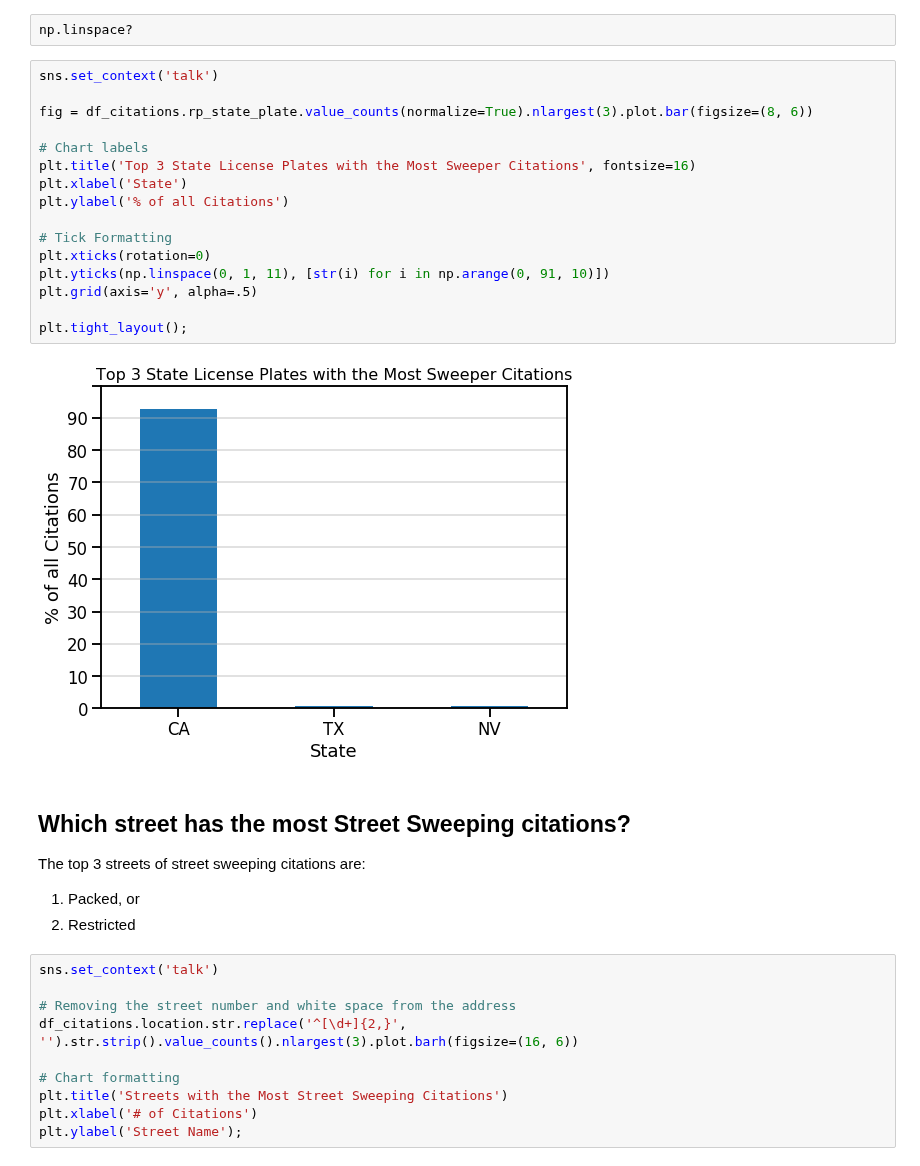
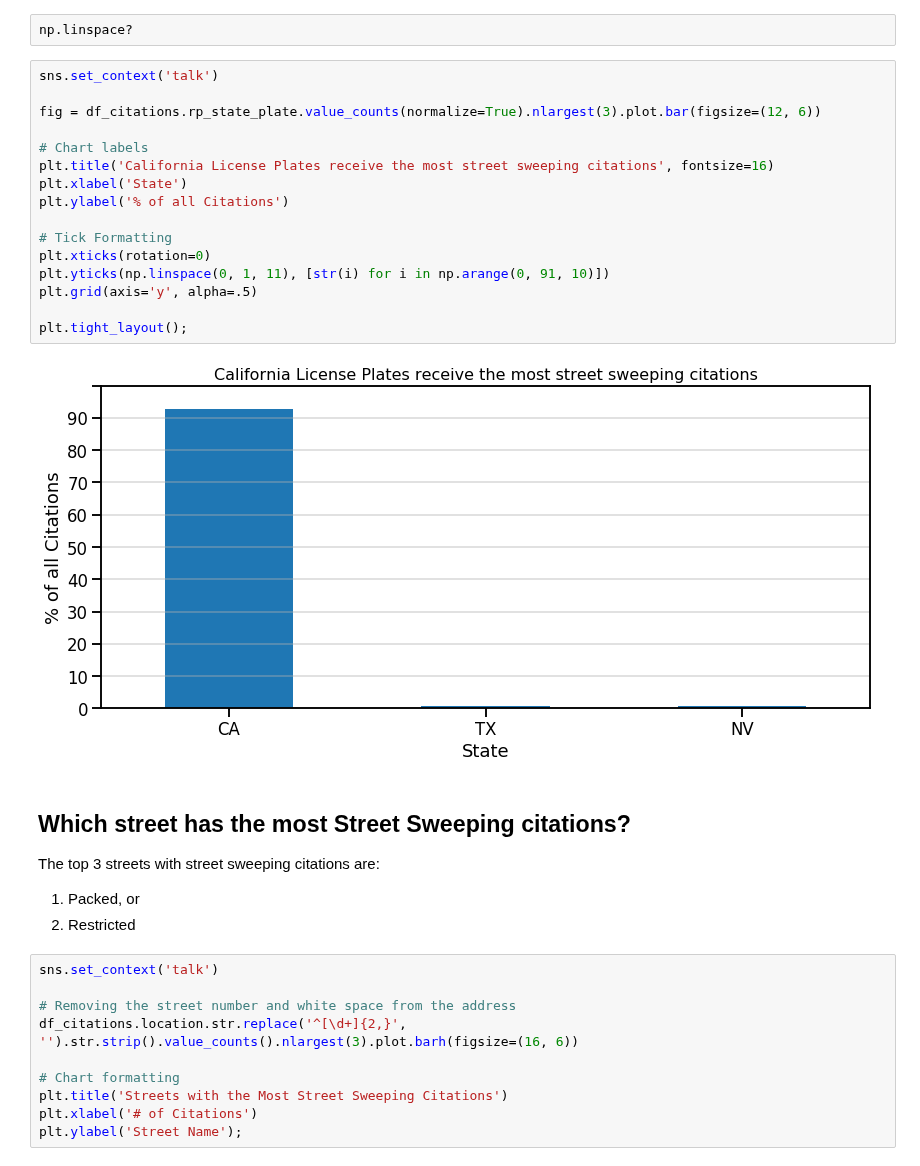
Before and after one commit to Promeos/LADOT-COVID19-enforcement, a Jupyter notebook: MVP.ipynb, the cells around one changed output. Cells and saved outputs as stored; diff of their text form.

Commit message:
Update sentences and graphs

```diff
--- a/MVP.ipynb
+++ b/MVP.ipynb
@@ -261,24 +261,24 @@ np.linspace?
 # %%
 sns.set_context('talk')
 
-fig = df_citations.rp_state_plate.value_counts(normalize=True).nlargest(3).plot.bar(figsize=(8, 6))
+fig = df_citations.rp_state_plate.value_counts(normalize=True).nlargest(3).plot.bar(figsize=(12, 6))
 
 # Chart labels
-plt.title('Top 3 State License Plates with the Most Sweeper Citations', fontsize=16)
+plt.title('California License Plates receive the most street sweeping citations', fontsize=16)
 plt.xlabel('State')
 plt.ylabel('% of all Citations')
 
 # Tick Formatting
 plt.xticks(rotation=0)
 plt.yticks(np.linspace(0, 1, 11), [str(i) for i in np.arange(0, 91, 10)])
 plt.grid(axis='y', alpha=.5)
 
 plt.tight_layout();
 # %% [output]
-[figure, old version]
+[figure, new version]
 # %% [markdown]
 ## Which street has the most Street Sweeping citations?
-The top 3 streets of street sweeping citations are:
+The top 3 streets with street sweeping citations are:
 1. Packed, or
 2. Restricted
 # %%
```
Also changed, not shown: parts of 5 cells of this notebook.
